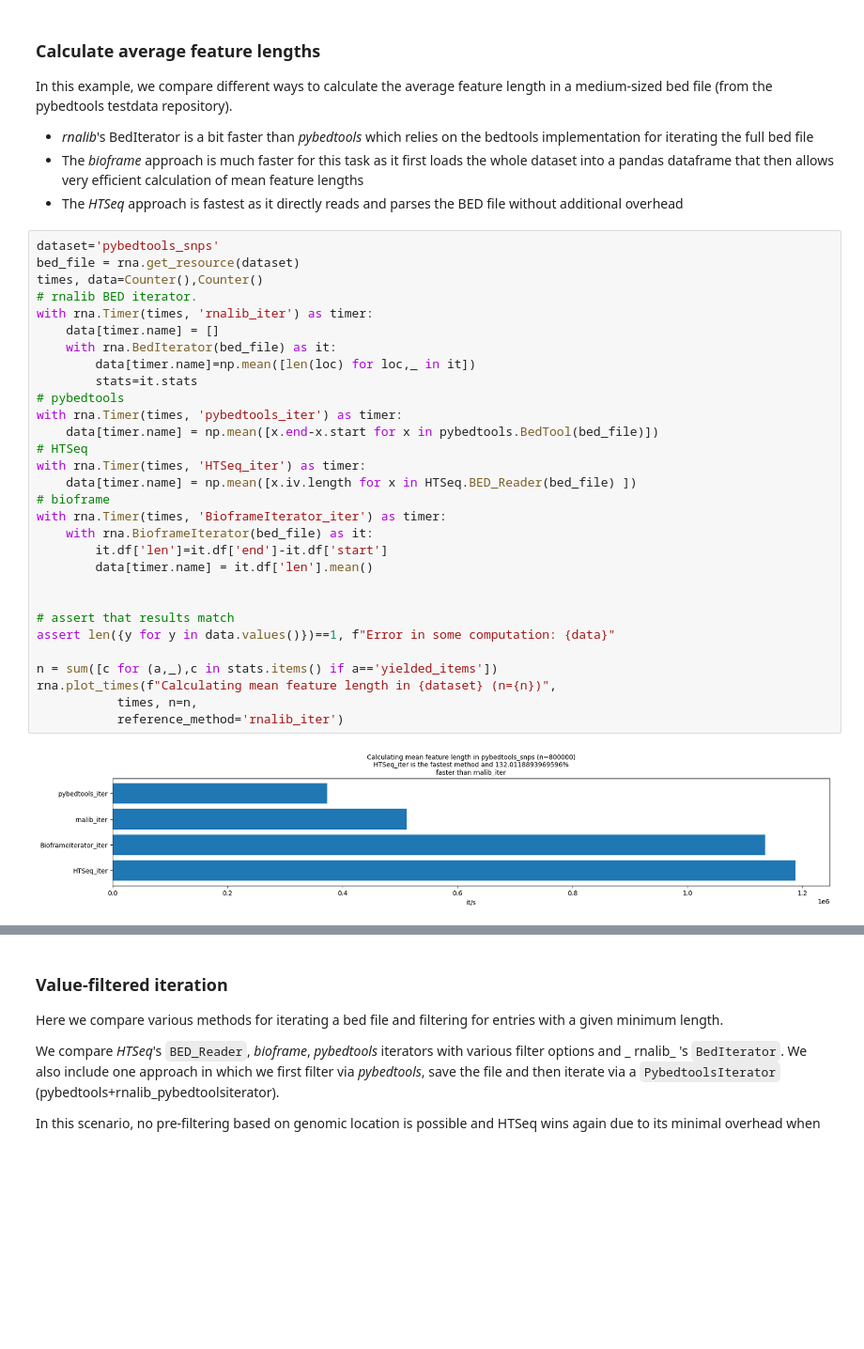
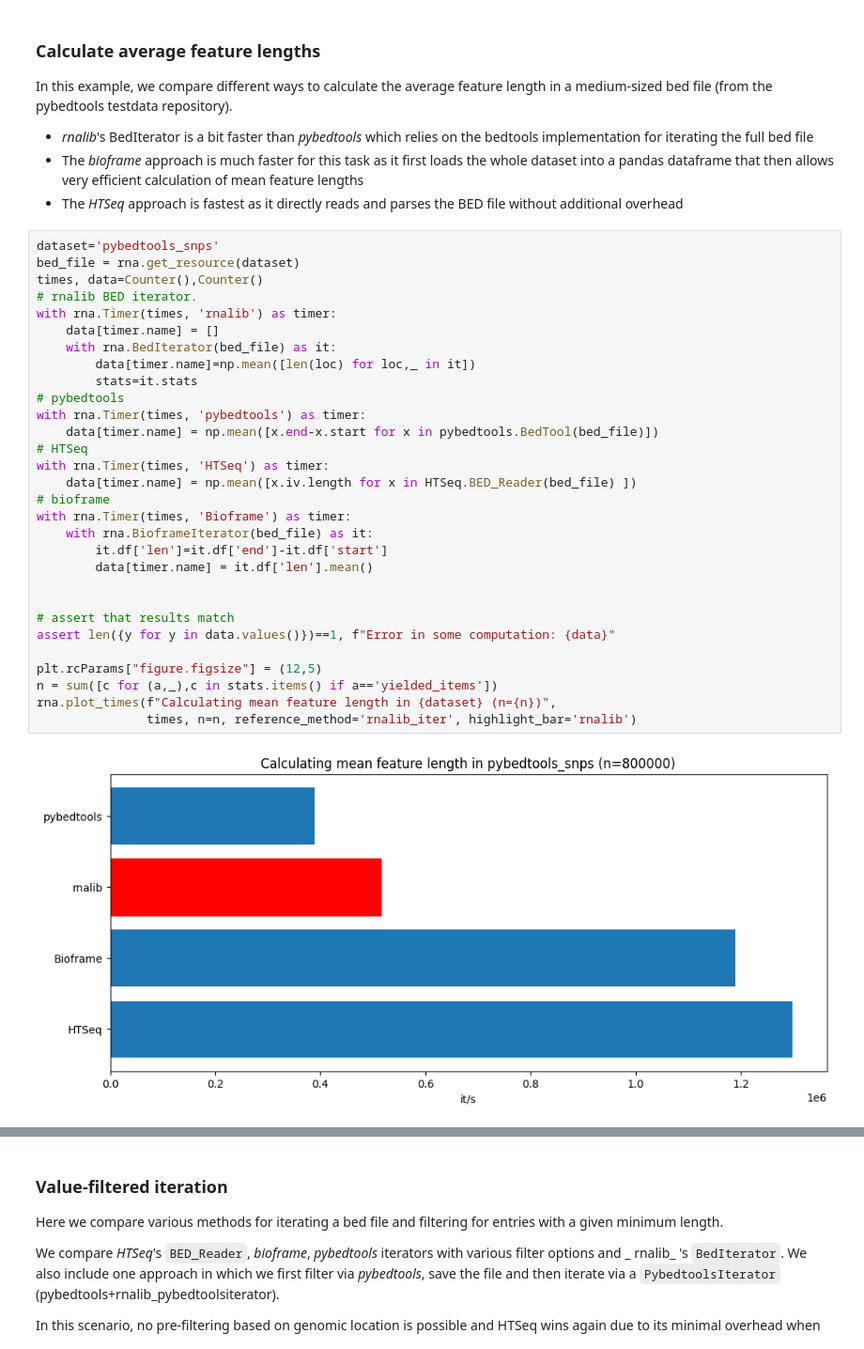
Before and after one commit to popitsch/rnalib, a Jupyter notebook: notebooks/RelatedWork_performance.ipynb, the cells around one changed output, grey strips where cells are left out. Shown at 94% size. Cells and saved outputs as stored; diff of their text form; blank space fills up the shorter version.

```diff
--- a/notebooks/RelatedWork_performance.ipynb
+++ b/notebooks/RelatedWork_performance.ipynb
@@ -125,35 +125,35 @@ In this example, we compare different ways to calculate the average feature leng
 # %%
 dataset='pybedtools_snps'
 bed_file = rna.get_resource(dataset)
 times, data=Counter(),Counter()
 # rnalib BED iterator.
-with rna.Timer(times, 'rnalib_iter') as timer:
+with rna.Timer(times, 'rnalib') as timer:
     data[timer.name] = []
     with rna.BedIterator(bed_file) as it:
         data[timer.name]=np.mean([len(loc) for loc,_ in it])
         stats=it.stats
 # pybedtools
-with rna.Timer(times, 'pybedtools_iter') as timer:
+with rna.Timer(times, 'pybedtools') as timer:
     data[timer.name] = np.mean([x.end-x.start for x in pybedtools.BedTool(bed_file)])
 # HTSeq
-with rna.Timer(times, 'HTSeq_iter') as timer:
+with rna.Timer(times, 'HTSeq') as timer:
     data[timer.name] = np.mean([x.iv.length for x in HTSeq.BED_Reader(bed_file) ])
 # bioframe
-with rna.Timer(times, 'BioframeIterator_iter') as timer:
+with rna.Timer(times, 'Bioframe') as timer:
     with rna.BioframeIterator(bed_file) as it:
         it.df['len']=it.df['end']-it.df['start']
         data[timer.name] = it.df['len'].mean()
 
 
 # assert that results match
 assert len({y for y in data.values()})==1, f"Error in some computation: {data}"
 
+plt.rcParams["figure.figsize"] = (12,5)
 n = sum([c for (a,_),c in stats.items() if a=='yielded_items'])
 rna.plot_times(f"Calculating mean feature length in {dataset} (n={n})",
-           times, n=n,
-           reference_method='rnalib_iter')
+               times, n=n, reference_method='rnalib_iter', highlight_bar='rnalib')
 # %% [output]
-[figure, old version]
+[figure, new version]
 # %% [markdown]
 ### Grouped aggregation
 Here we test grouped aggregation of some property using random datasets. First, we create a data frame with random intervals and random values between [0; 1000] and store it as bgzipped+tabixed bedgraph file. Then we test different methods for calculating a chromosome-grouped mean score.
```
Also changed, not shown: parts of 9 cells of this notebook, 15 other files.
